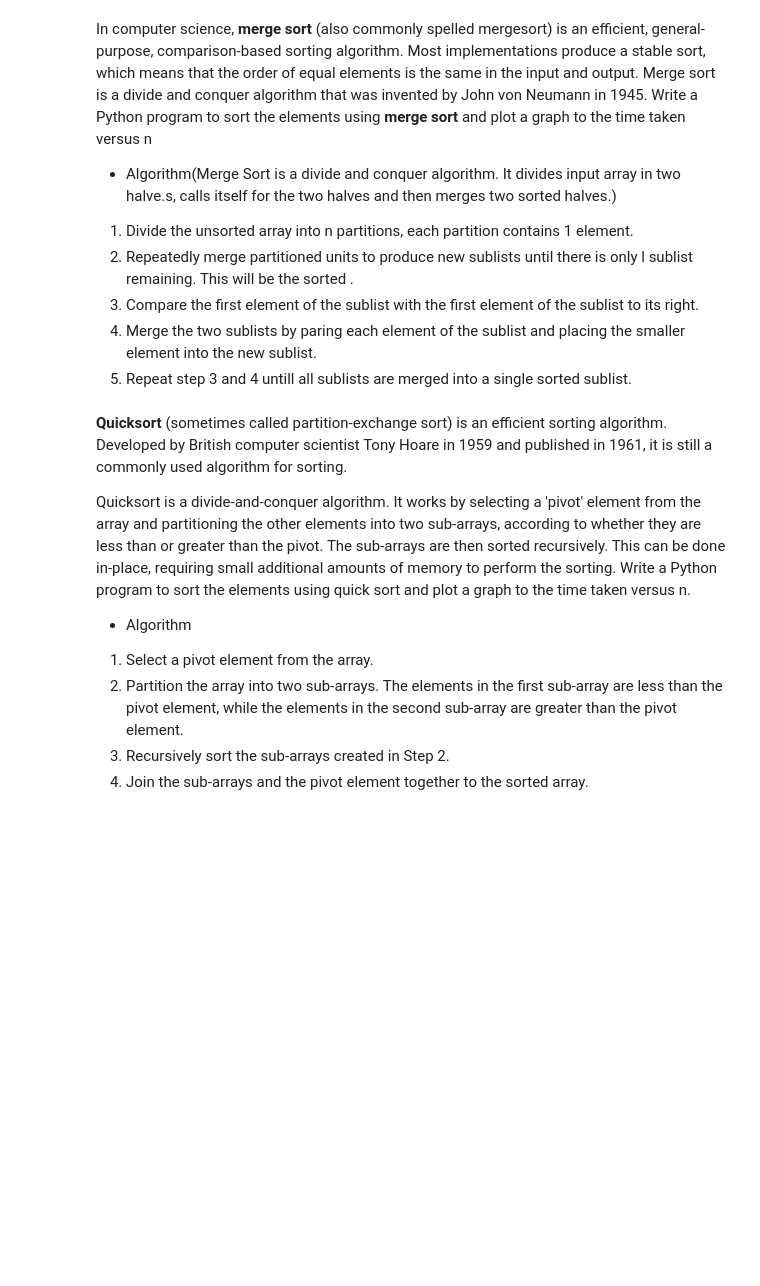
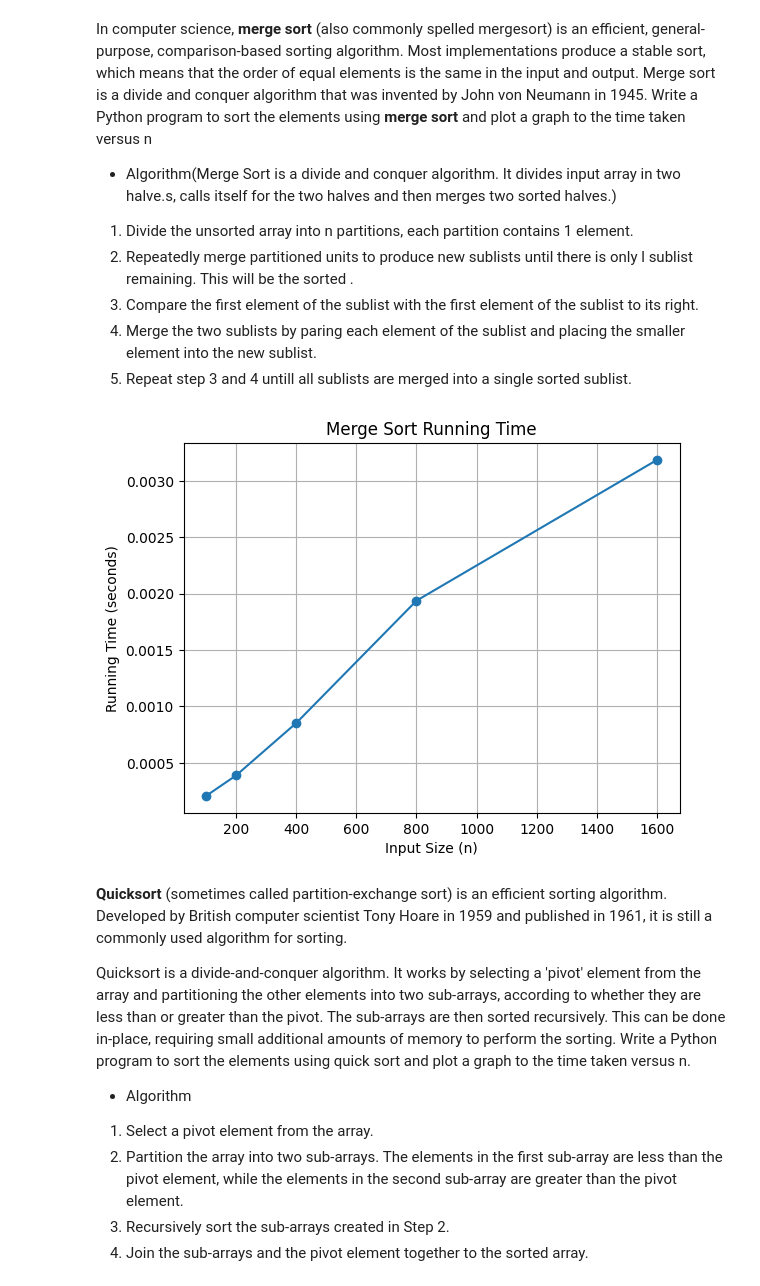
Before and after one commit to krishlall07/algo-lab, a Jupyter notebook: Lab_5.ipynb, the cells around one changed output. Saved outputs shown, nothing was run; the diff lists cells and outputs as text; code cells hidden in the pictures; blank space fills up the shorter version.

```diff
--- a/Lab_5.ipynb
+++ b/Lab_5.ipynb
@@ -25,6 +55,54 @@ Write a Python program to sort the elements using **merge sort** and plot a grap
 5.	Repeat step 3 and 4 untill	all sublists are merged into a single sorted sublist.
 # %%
 #write code for above cell and compute the running time and also plot graph.
+# %%
+import time
+import random
+import matplotlib.pyplot as plt
+
+def merge_sort(arr):
+    if len(arr) > 1:
+        mid = len(arr) // 2
+        L = arr[:mid]
+        R = arr[mid:]
+        merge_sort(L)
+        merge_sort(R)
+        i = j = k = 0
+        while i < len(L) and j < len(R):
+            if L[i] < R[j]:
+                arr[k] = L[i]
+                i += 1
+            else:
+                arr[k] = R[j]
+                j += 1
+            k += 1
+        while i < len(L):
+            arr[k] = L[i]
+            i += 1
+            k += 1
+        while j < len(R):
+            arr[k] = R[j]
+            j += 1
+            k += 1
+
+sizes = [100, 200, 400, 800, 1600]
+times = []
+
+for n in sizes:
+    arr = [random.randint(1, 10000) for _ in range(n)]
+    start = time.time()
+    merge_sort(arr)
+    end = time.time()
+    times.append(end - start)
+
+plt.plot(sizes, times, marker='o')
+plt.xlabel("Input Size (n)")
+plt.ylabel("Running Time (seconds)")
+plt.title("Merge Sort Running Time")
+plt.grid(True)
+plt.show()
+# %% [output]
+[figure, added]
 # %% [markdown]
 **Quicksort** (sometimes called partition-exchange sort) is an efficient sorting algorithm. Developed by British computer scientist Tony Hoare in 1959 and published in 1961, it is still a commonly used algorithm for sorting.
 
```
Also changed, not shown: parts of 5 cells of this notebook.
